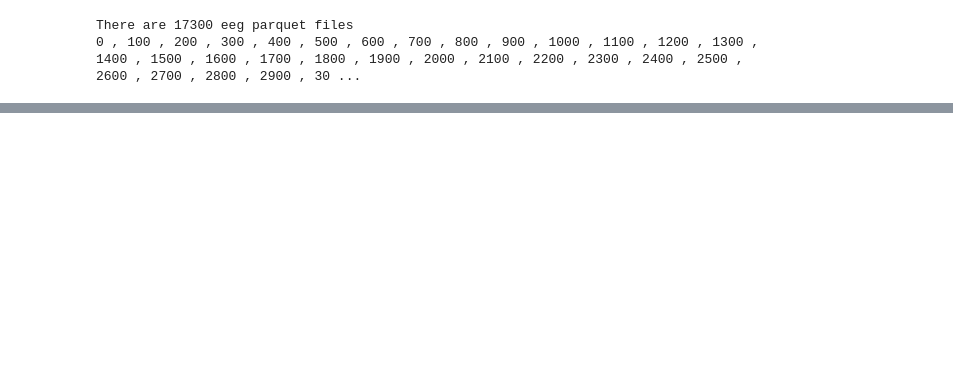
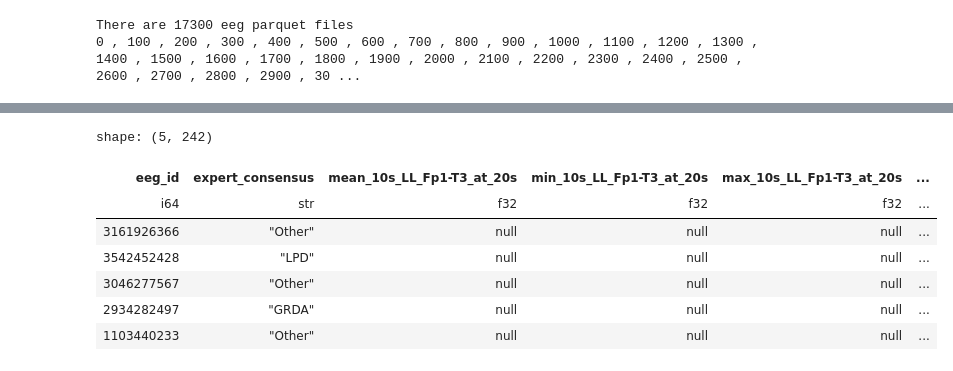
Before and after one commit to takashi-ogino-github/kaggle-hms-harmful-brain-activity-classification, a Jupyter notebook: working/eda-catboost-feature-base.ipynb, the cells around one changed output, grey strips where cells are left out. Cells and saved outputs as stored; diff of their text form; code cells hidden in the pictures; blank space fills up the shorter version.

```diff
--- a/working/eda-catboost-feature-base.ipynb
+++ b/working/eda-catboost-feature-base.ipynb
@@ -47,0 +58,3 @@ df_train = pl.read_csv("../input/hms-harmful-brain-activity-classification/train
+# %%
+df_train = df_train.group_by(by = "eeg_id").agg(pl.first("expert_consensus"))
+df_train.head()
@@ -192,0 +208,22 @@ shape: (5, 52)
+# %%
+center_seconds_list = [20, 30, 40]
+for sec in center_seconds_list:
+    # ある時刻における集計特徴量を取得
+    temp_sec = temp.filter(pl.col("seconds_eeg") == sec)
+    temp_sec = temp_sec.drop(["EKG", "seconds_eeg"])
+
+    print(temp_sec.head())
+
+    # 列名を一括で変更(eeg_idはもとに戻す)
+    col_suffix = "_at_" + str(sec) + "s"
+    col_eeg_id = "eeg_id_at_" + str(sec) + "s"
+    list_original_col = temp_sec.columns
+    temp_sec = temp_sec.with_columns(pl.all().name.suffix(col_suffix)).drop(list_original_col) # suffixを付与して、元の列名の列を削除
+    temp_sec = temp_sec.rename({col_eeg_id: "eeg_id"})
+
+    print(df_train.shape)
+
+    # join
+    df_train = df_train.join(temp_sec, on = "eeg_id", how = "left")
+
+    print(df_train.shape)
@@ -192,0 +248,12 @@ shape: (5, 52)
+# %%
+pl.Config.set_tbl_cols(-1)
+df_train.head()
+# %% [output]
+shape: (5, 242)
+| eeg_id | expert_consensus | mean_10s_LL_Fp1-T3_at_20s | min_10s_LL_Fp1-T3_at_20s | max_10s_LL_Fp1-T3_at_20s | ... |
+| i64 | str | f32 | f32 | f32 | ... |
+| 3161926366 | "Other" | null | null | null | ... |
+| 3542452428 | "LPD" | null | null | null | ... |
+| 3046277567 | "Other" | null | null | null | ... |
+| 2934282497 | "GRDA" | null | null | null | ... |
+| 1103440233 | "Other" | null | null | null | ... |
```
Also changed, not shown: parts of 10 cells of this notebook.
